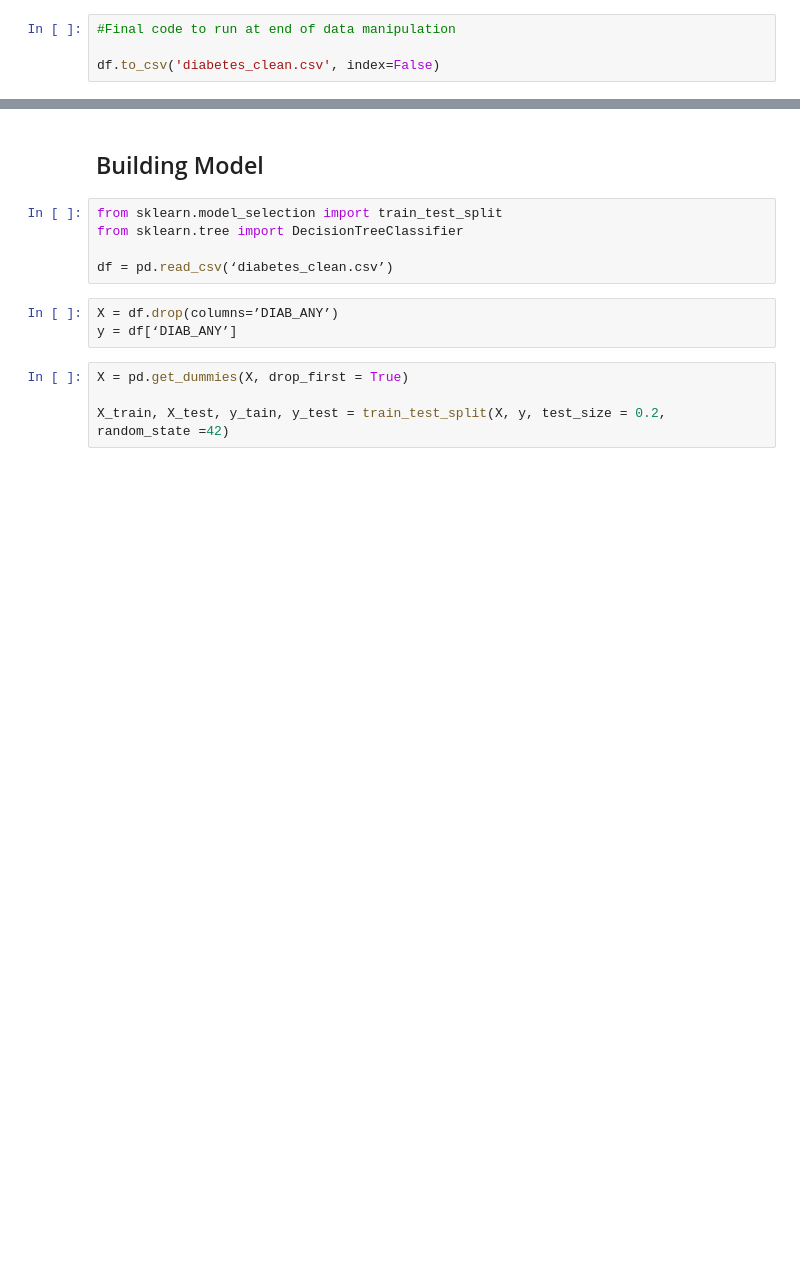
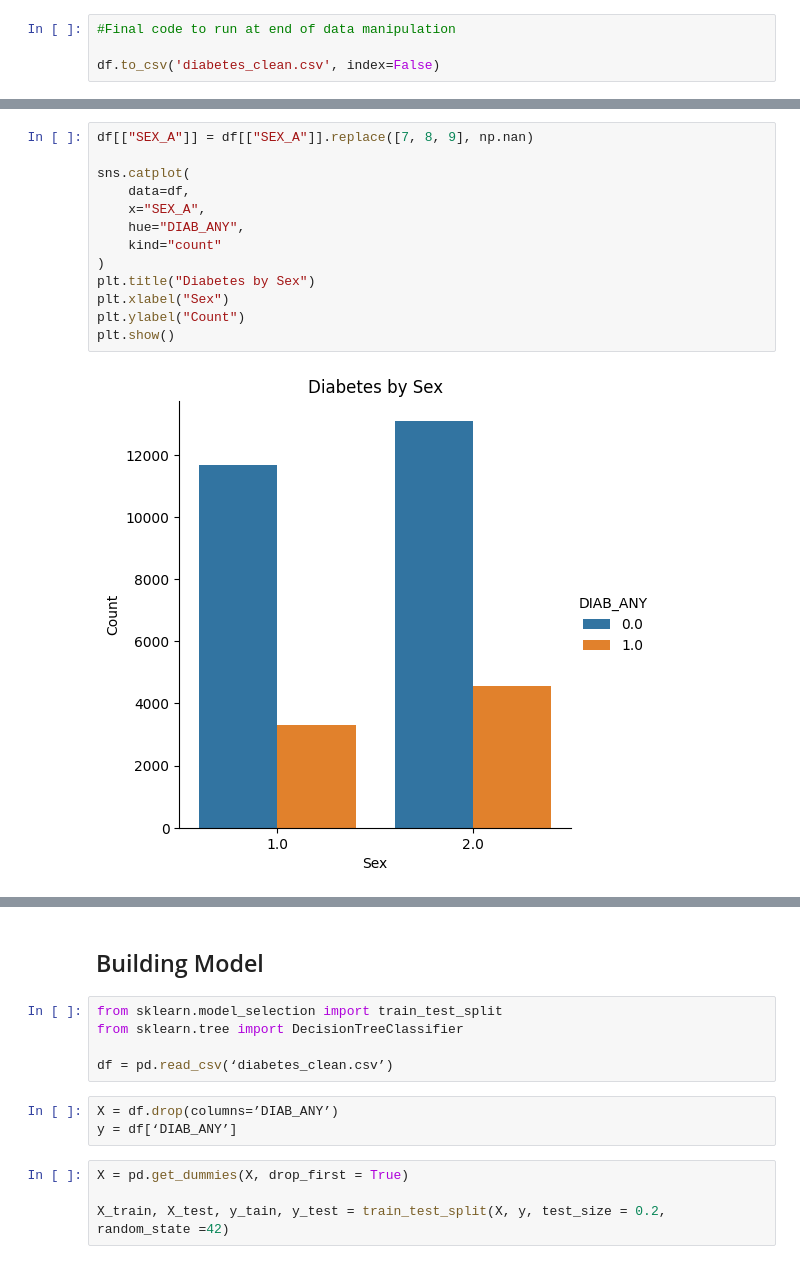
Before and after one commit to nladocsi/DS3001_F25_Project, a Jupyter notebook: Milestone3.ipynb, the cells around one changed output, grey strips where cells are left out. Drawn from its saved outputs; the diff is of its cells as text; blank space fills up the shorter version.

```diff
--- a/Milestone3.ipynb
+++ b/Milestone3.ipynb
@@ -79,0 +91,15 @@ df.to_csv('diabetes_clean.csv', index=False)
+# %%
+df[["SEX_A"]] = df[["SEX_A"]].replace([7, 8, 9], np.nan)
+
+sns.catplot(
+    data=df,
+    x="SEX_A",
+    hue="DIAB_ANY",
+    kind="count"
+)
+plt.title("Diabetes by Sex")
+plt.xlabel("Sex")
+plt.ylabel("Count")
+plt.show()
+# %% [output]
+[figure, added]
```
Also changed, not shown: parts of 5 cells of this notebook.
